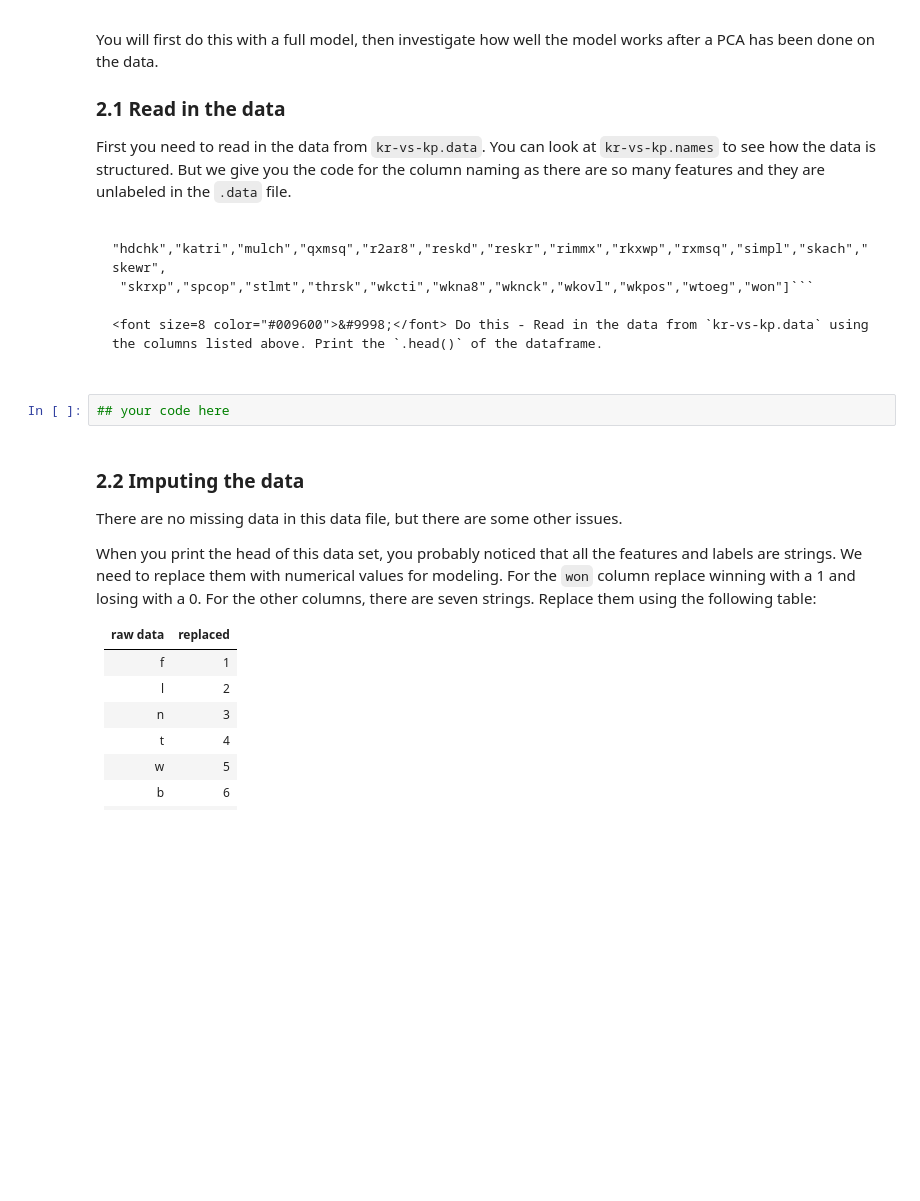
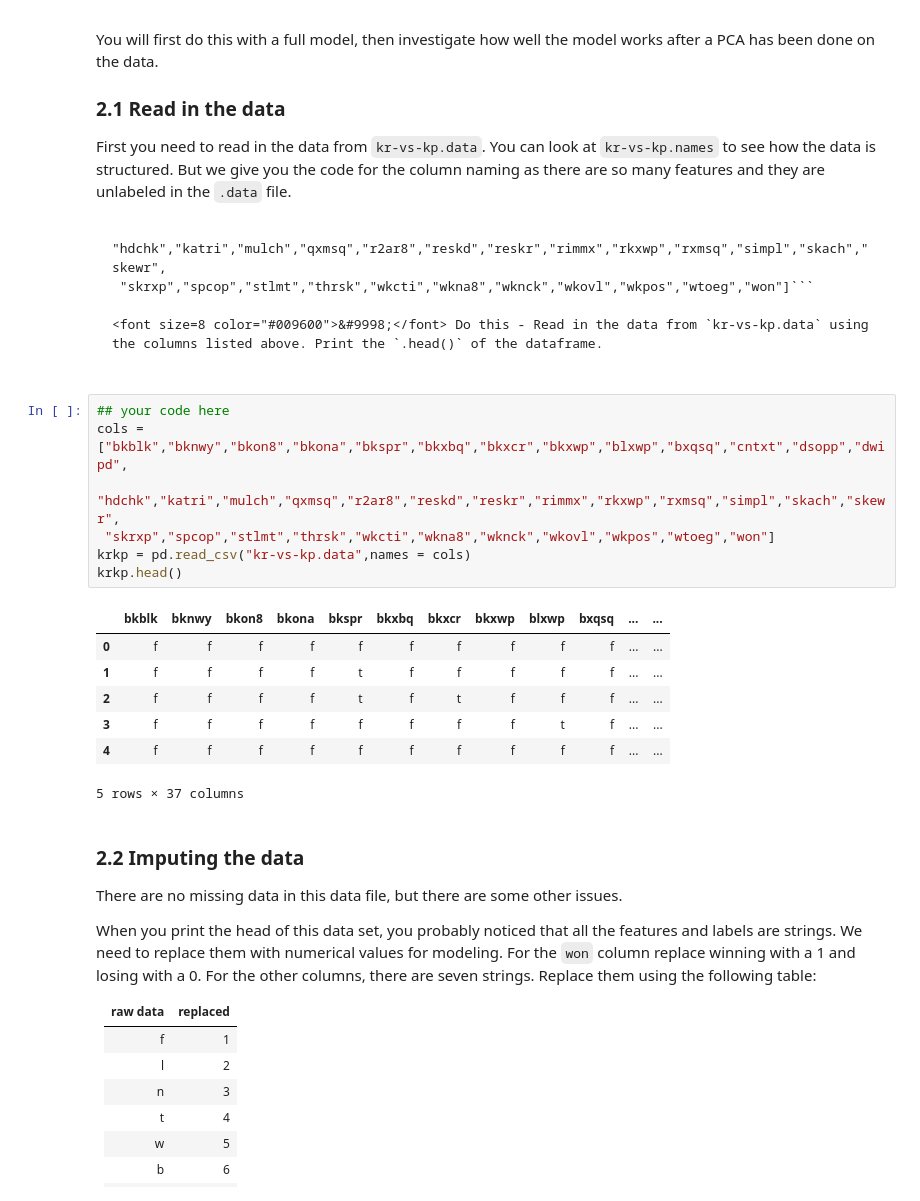
Before and after one commit to gasbarr1/hw-04, a Jupyter notebook: Homework4-SVM_and_PCA-STUDENT.ipynb, the cells around one changed output. Cells and saved outputs as stored; diff of their text form; blank space fills up the shorter version.

````diff
--- a/Homework4-SVM_and_PCA-STUDENT.ipynb
+++ b/Homework4-SVM_and_PCA-STUDENT.ipynb
@@ -70,8 +70,21 @@ First you need to read in the data from `kr-vs-kp.data`. You can look at `kr-vs-
  "skrxp","spcop","stlmt","thrsk","wkcti","wkna8","wknck","wkovl","wkpos","wtoeg","won"]```
 
 <font size=8 color="#009600">&#9998;</font> Do this - Read in the data from `kr-vs-kp.data` using the columns listed above. Print the `.head()` of the dataframe.
-# %%
-## your code here
+# %%
+## your code here
+cols = ["bkblk","bknwy","bkon8","bkona","bkspr","bkxbq","bkxcr","bkxwp","blxwp","bxqsq","cntxt","dsopp","dwipd",
+ "hdchk","katri","mulch","qxmsq","r2ar8","reskd","reskr","rimmx","rkxwp","rxmsq","simpl","skach","skewr",
+ "skrxp","spcop","stlmt","thrsk","wkcti","wkna8","wknck","wkovl","wkpos","wtoeg","won"]
+krkp = pd.read_csv("kr-vs-kp.data",names = cols)
+krkp.head()
+# %% [output]
+|  | bkblk | bknwy | bkon8 | bkona | bkspr | bkxbq | bkxcr | bkxwp | blxwp | bxqsq | ... | ... |
+| 0 | f | f | f | f | f | f | f | f | f | f | ... | ... |
+| 1 | f | f | f | f | t | f | f | f | f | f | ... | ... |
+| 2 | f | f | f | f | t | f | t | f | f | f | ... | ... |
+| 3 | f | f | f | f | f | f | f | f | t | f | ... | ... |
+| 4 | f | f | f | f | f | f | f | f | f | f | ... | ... |
+5 rows × 37 columns
 # %% [markdown]
 ### 2.2 Imputing the data
 
````
Also changed, not shown: parts of 42 cells of this notebook, 2 other files.
